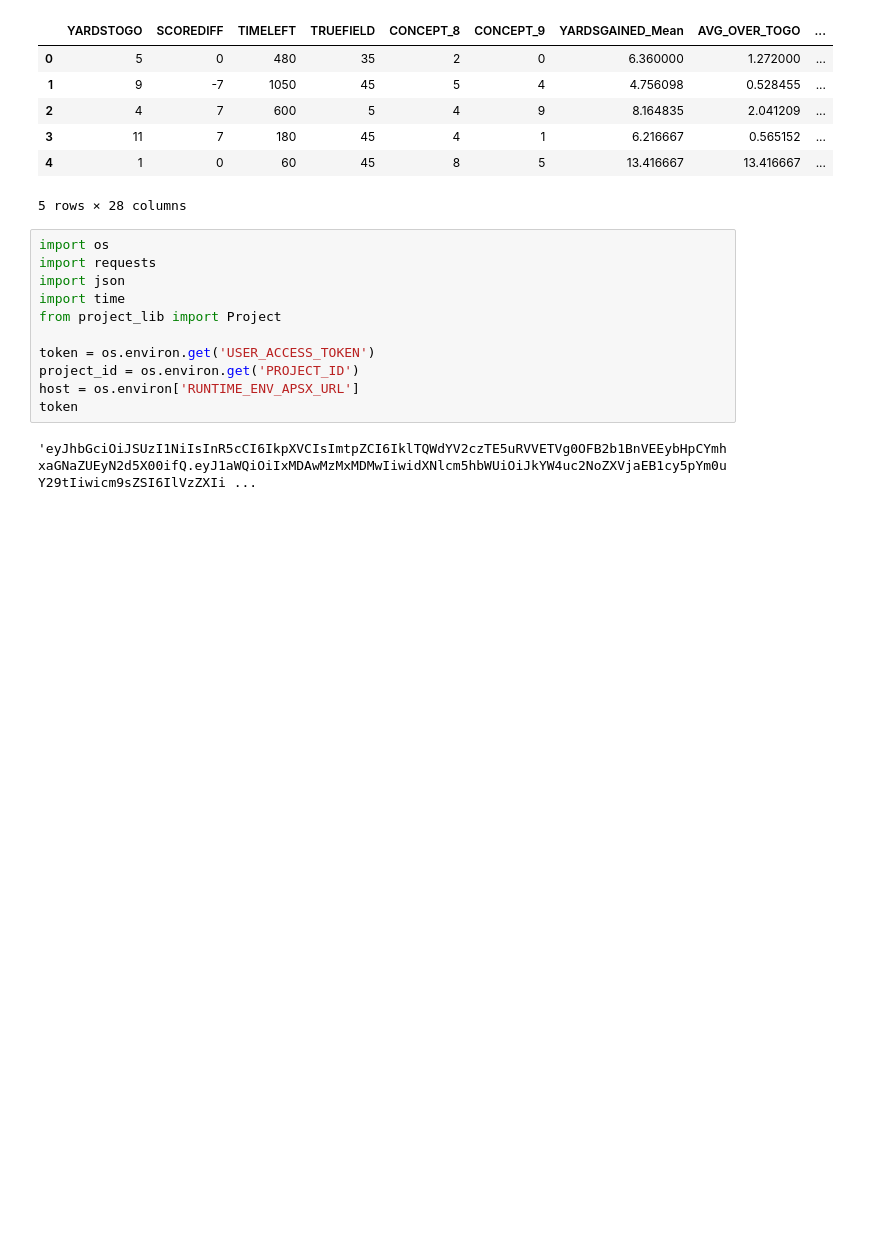
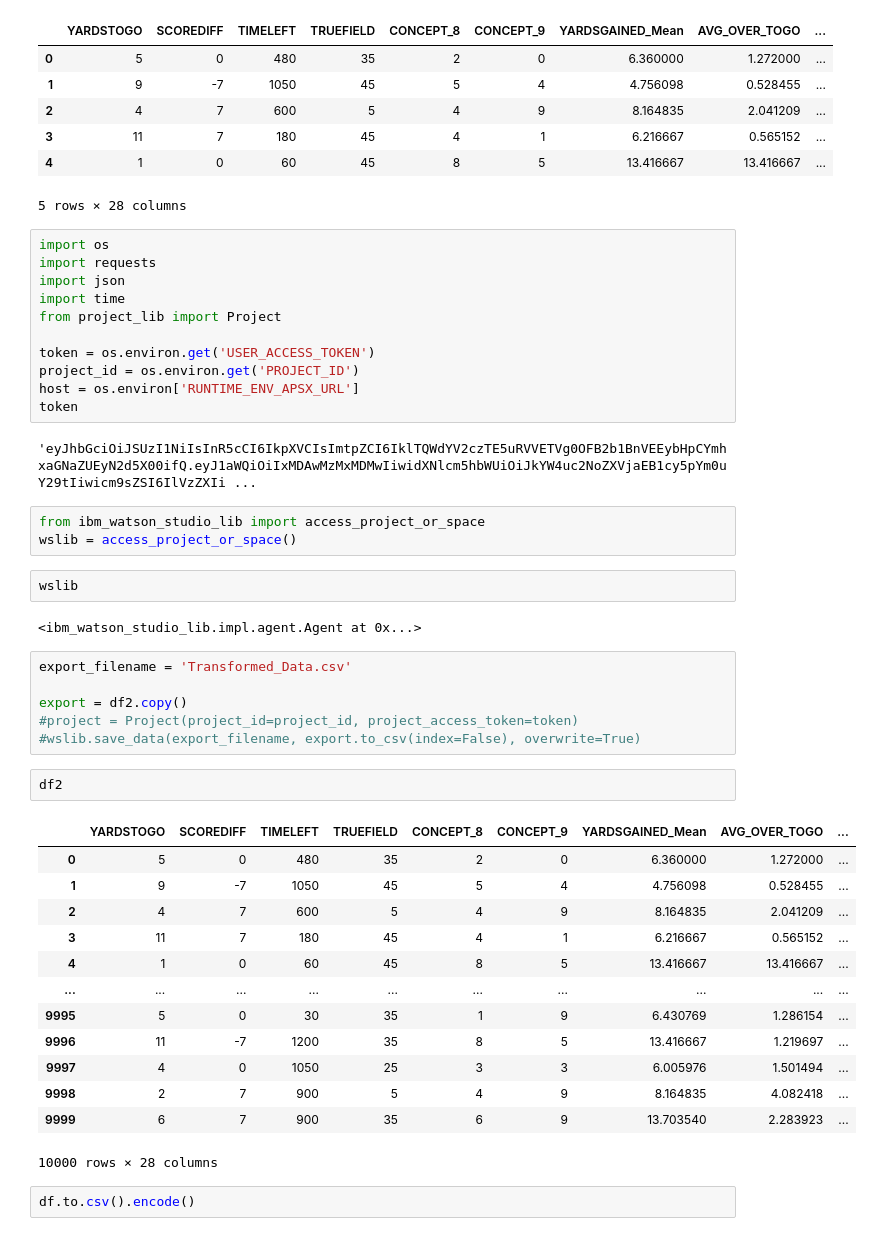
Before and after one commit to git-dan-hub/J_Lab, a Jupyter notebook: ASB_CECL_Data_Transform_020222.ipynb, the cells around one changed output. Cells and saved outputs as stored; diff of their text form; blank space fills up the shorter version.

Commit message:
add transf_data

```diff
--- a/ASB_CECL_Data_Transform_020222.ipynb
+++ b/ASB_CECL_Data_Transform_020222.ipynb
@@ -63,3 +60,34 @@ host = os.environ['RUNTIME_ENV_APSX_URL']
 token
 # %% [output]
 'eyJhbGciOiJSUzI1NiIsInR5cCI6IkpXVCIsImtpZCI6IklTQWdYV2czTE5uRVVETVg0OFB2b1BnVEEybHpCYmhxaGNaZUEyN2d5X00ifQ.eyJ1aWQiOiIxMDAwMzMxMDMwIiwidXNlcm5hbWUiOiJkYW4uc2NoZXVjaEB1cy5pYm0uY29tIiwicm9sZSI6IlVzZXIi ...
+# %%
+from ibm_watson_studio_lib import access_project_or_space
+wslib = access_project_or_space()
+# %%
+wslib
+# %% [output]
+<ibm_watson_studio_lib.impl.agent.Agent at 0x...>
+# %%
+export_filename = 'Transformed_Data.csv'
+
+export = df2.copy()
+#project = Project(project_id=project_id, project_access_token=token)
+#wslib.save_data(export_filename, export.to_csv(index=False), overwrite=True)
+# %%
+df2
+# %% [output]
+|  | YARDSTOGO | SCOREDIFF | TIMELEFT | TRUEFIELD | CONCEPT_8 | CONCEPT_9 | YARDSGAINED_Mean | AVG_OVER_TOGO | ... |
+| 0 | 5 | 0 | 480 | 35 | 2 | 0 | 6.360000 | 1.272000 | ... |
+| 1 | 9 | -7 | 1050 | 45 | 5 | 4 | 4.756098 | 0.528455 | ... |
+| 2 | 4 | 7 | 600 | 5 | 4 | 9 | 8.164835 | 2.041209 | ... |
+| 3 | 11 | 7 | 180 | 45 | 4 | 1 | 6.216667 | 0.565152 | ... |
+| 4 | 1 | 0 | 60 | 45 | 8 | 5 | 13.416667 | 13.416667 | ... |
+| ... | ... | ... | ... | ... | ... | ... | ... | ... | ... |
+| 9995 | 5 | 0 | 30 | 35 | 1 | 9 | 6.430769 | 1.286154 | ... |
+| 9996 | 11 | -7 | 1200 | 35 | 8 | 5 | 13.416667 | 1.219697 | ... |
+| 9997 | 4 | 0 | 1050 | 25 | 3 | 3 | 6.005976 | 1.501494 | ... |
+| 9998 | 2 | 7 | 900 | 5 | 4 | 9 | 8.164835 | 4.082418 | ... |
+| 9999 | 6 | 7 | 900 | 35 | 6 | 9 | 13.703540 | 2.283923 | ... |
+10000 rows × 28 columns
+# %%
+df.to.csv().encode()
```
Also changed, not shown: parts of 6 cells of this notebook, 1 other file.
